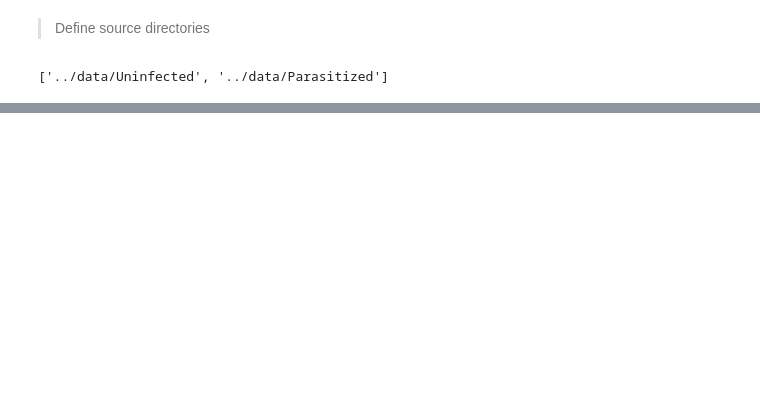
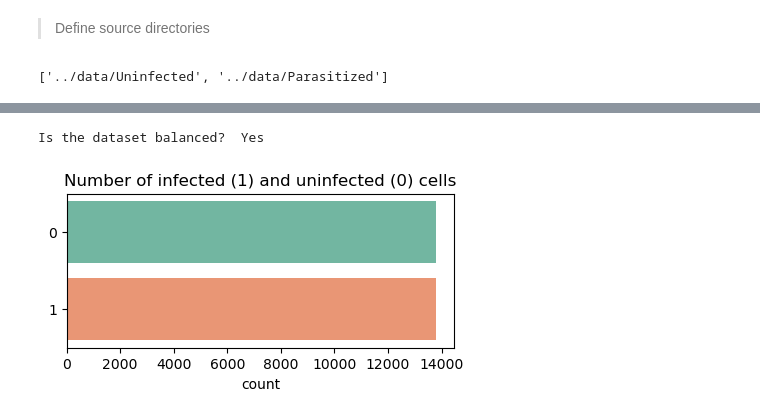
Before and after one commit to effibot/ML_2122_Project, a Jupyter notebook: notebooks/image_load.ipynb, the cells around one changed output, grey strips where cells are left out. Saved outputs shown, nothing was run; the diff lists cells and outputs as text; code cells hidden in the pictures; blank space fills up the shorter version.

```diff
--- a/notebooks/image_load.ipynb
+++ b/notebooks/image_load.ipynb
@@ -113,0 +93,18 @@ df.head()
+# %%
+# convert images to numpy matrices of size (32, 32, 3)
+uninf_imgs = img2matrix(datapath[0], 32)
+para_imgs = img2matrix(datapath[1], 32)
+# %%
+# create matrix of features from the numpy vectors
+X = np.concatenate((uninf_imgs, para_imgs), axis=0)
+# create matrix of labels from the numpy vectors length
+y = np.asarray([0] * len(uninf_imgs) + [1] * len(para_imgs))
+# %%
+# Count the number of uninfected and infected cells
+plt.figure(figsize=(5, 2), dpi=100)
+plt.title("Number of infected (1) and uninfected (0) cells")
+sns.countplot(y=y, palette="Set2")
+print("Is the dataset balanced? ", "Yes" if len(uninf_imgs) == len(para_imgs) else "No")
+# %% [output]
+Is the dataset balanced?  Yes
+[figure, added]
```
Also changed, not shown: parts of 32 cells of this notebook, 1 other file.
